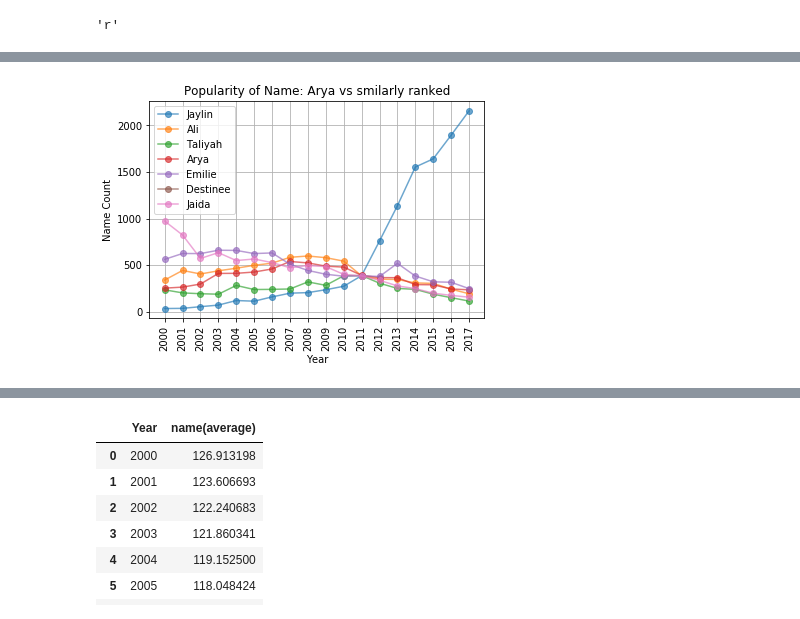
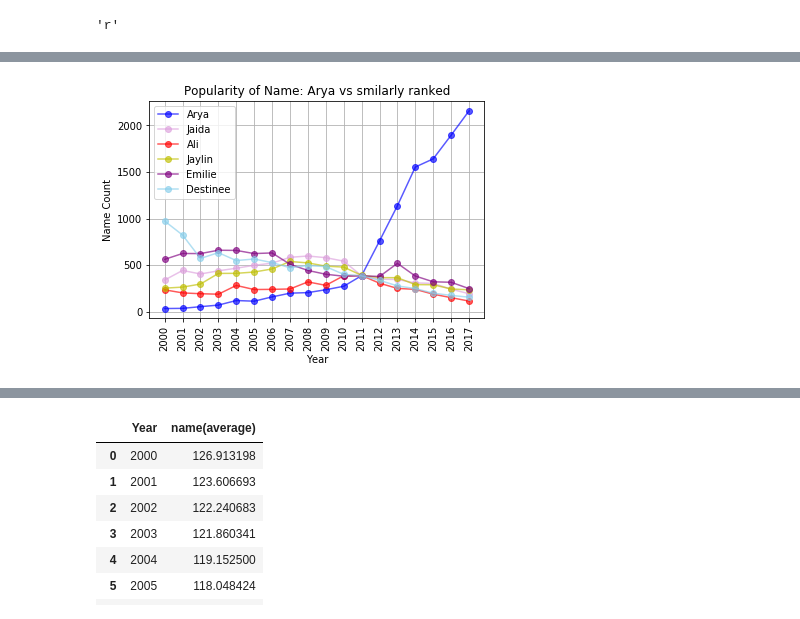
Before and after one commit to nsetnik0703/nightwatch, a Jupyter notebook: NamesGoTmatplot.ipynb, the cells around one changed output, grey strips where cells are left out. Saved outputs shown, nothing was run; the diff lists cells and outputs as text; code cells hidden in the pictures.

Commit message:
arya m v f and mixed

```diff
--- a/NamesGoTmatplot.ipynb
+++ b/NamesGoTmatplot.ipynb
@@ -63,13 +128,13 @@ alidf['Color'][0]
 # %%
 # a list to hold all instances where Arya is Female in .txt files. Loop through this list to create scatter plot
 # add (name, gender, color) to got_names list to add to scatter plot
-got_names = [("Jaylin","F","c"),
+got_names = [("Arya","F","r"),
+             ("Jaida","F","plum"),
              ("Ali","F","y"),
-             ("Taliyah","M","b"),
-             ("Arya","F","r"),
+             ("Jaylin","F","c"),
              ("Emilie","F","m"),
-             ("Destinee","F","lime"),
-             ("Jaida","F","plum")
+             ("Taliyah","F","b"),
+             ("Destinee","F","lime")
             ]
 jaylin = []
 ali = []
@@ -102,38 +167,40 @@ for filename in os.listdir("Resources/names"):
                     jaylin.append([year,birth_count,'y'])
                 elif character == "Ali":
                     ali.append([year,birth_count,'r'])
                 elif character == "Taliya":
                     taliya.append([year,birth_count,'c'])
                 elif character == "Emilie":
-                    emilie.append([year,birth_count,'lime'])
+                    emilie.append([year,birth_count,'purple'])
                 elif character == "Destinee":
-                    destinee.append([year,birth_count,'k'])
+                    destinee.append([year,birth_count,'skyblue'])
                 elif character == "Jaida":
                     jaida.append([year,birth_count,'plum'])
 
 
 aryadf = pd.DataFrame(arya, columns=["Year","Birth Count","Color"])
 jaidadf = pd.DataFrame(jaida, columns=["Year","Birth Count","Color"])
 alidf = pd.DataFrame(ali, columns=["Year","Birth Count","Color"])
 jaylindf = pd.DataFrame(jaylin, columns=["Year","Birth Count","Color"])
 emiliedf = pd.DataFrame(emilie, columns=["Year","Birth Count","Color"])
 taliyadf = pd.DataFrame(taliya, columns=["Year","Birth Count","Color"])
 destineedf = pd.DataFrame(destinee, columns=["Year","Birth Count","Color"])
 
 dflist = [aryadf,jaidadf, alidf, jaylindf, emiliedf, taliyadf, destineedf]
 for df, name in zip(dflist, got_names):
-    plt.plot(df["Year"],df["Birth Count"], marker='o', label=name[0], alpha=.65)
+    try:
+        plt.plot(df["Year"],df["Birth Count"], marker='o', label=name[0], alpha=.65, c=df['Color'][0])
+    except IndexError:
+        pass
 plt.legend()
 # rotate years, add title and x/y labels
 plt.xticks(rotation=90)
 plt.title("Popularity of Name: Arya vs smilarly ranked")
 plt.xlabel("Year")
 plt.ylabel("Name Count")
 plt.grid()
-plt.savefig("Graph_Images/GoT/mixed_GOT_names.png")
 plt.show()
 # %% [output]
-[figure, old version]
+[figure, new version]
 # %%
 averagedf = pd.DataFrame(averages)
 averagedf = averagedf.rename(columns={0:"Year",1:"name(average)"})
```
Also changed, not shown: parts of 2 cells of this notebook, 3 other files.
